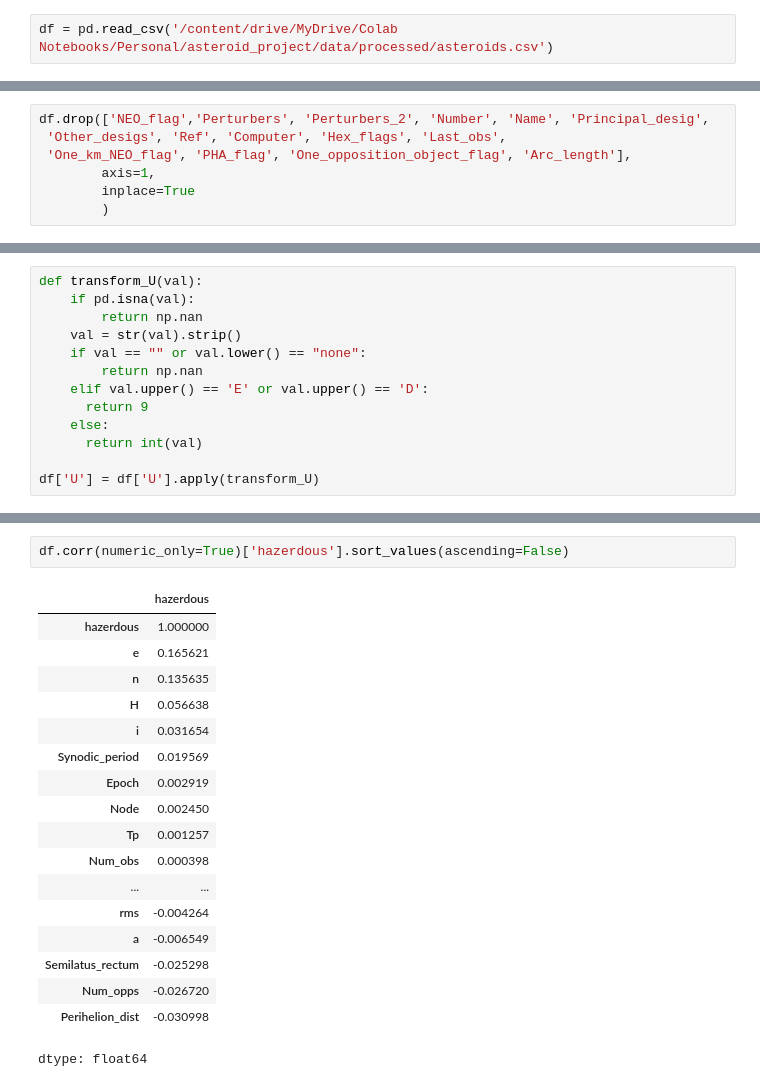
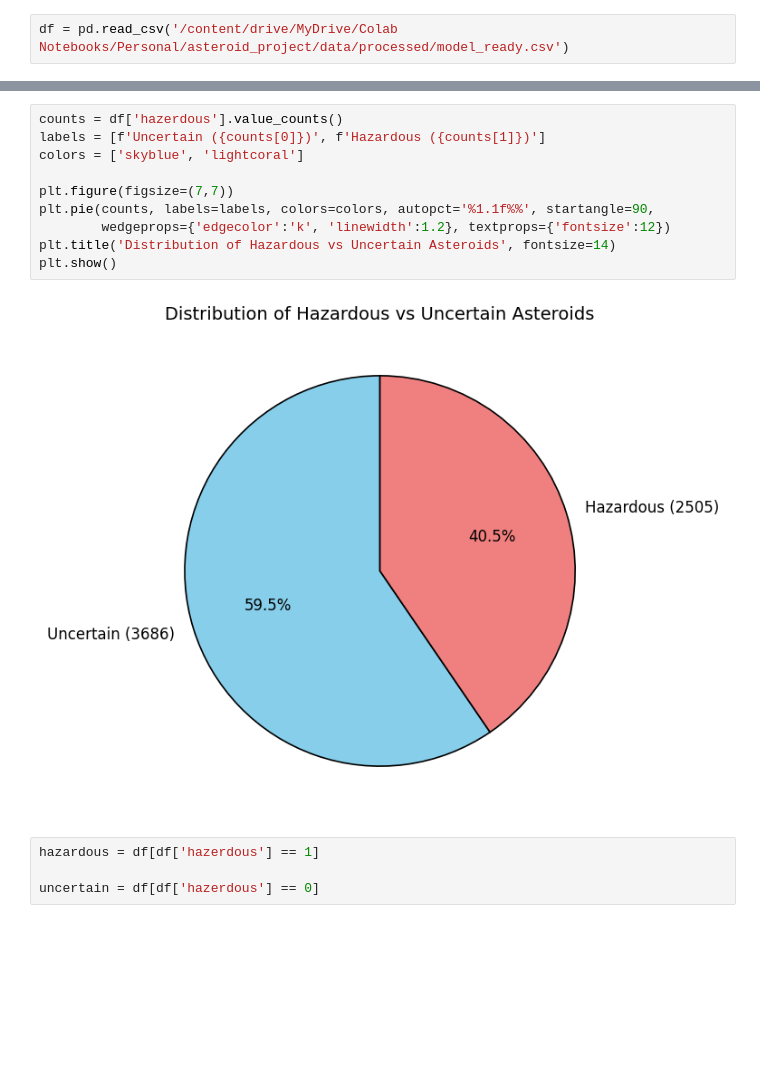
Before and after one commit to FerasAfi/hazardous-asteroids-prediction-ml, a Jupyter notebook: notebooks/modeling.ipynb, the cells around one changed output, grey strips where cells are left out. Cells and saved outputs as stored; diff of their text form; blank space fills up the shorter version.

```diff
--- a/notebooks/modeling.ipynb
+++ b/notebooks/modeling.ipynb
@@ -10,2 +6,2 @@ pd.set_option('display.max_columns', 200)
 # %%
-df = pd.read_csv('/content/drive/MyDrive/Colab Notebooks/Personal/asteroid_project/data/processed/asteroids.csv')
+df = pd.read_csv('/content/drive/MyDrive/Colab Notebooks/Personal/asteroid_project/data/processed/model_ready.csv')
@@ -211,7 +39,0 @@ np.int64(0)
-# %%
-df.drop(['NEO_flag','Perturbers', 'Perturbers_2', 'Number', 'Name', 'Principal_desig',
- 'Other_desigs', 'Ref', 'Computer', 'Hex_flags', 'Last_obs',
- 'One_km_NEO_flag', 'PHA_flag', 'One_opposition_object_flag', 'Arc_length'],
-        axis=1,
-        inplace=True
-        )
@@ -302,13 +39,0 @@ print(df['U'].sort_values().unique())
-# %%
-def transform_U(val):
-    if pd.isna(val):
-        return np.nan
-    val = str(val).strip()
-    if val == "" or val.lower() == "none":
-        return np.nan
-    elif val.upper() == 'E' or val.upper() == 'D':
-      return 9
-    else:
-      return int(val)
-
-df['U'] = df['U'].apply(transform_U)
@@ -326,21 +40,16 @@ plt.show()
-# %%
-df.corr(numeric_only=True)['hazerdous'].sort_values(ascending=False)
-# %% [output]
-|  | hazerdous |
-| hazerdous | 1.000000 |
-| e | 0.165621 |
-| n | 0.135635 |
-| H | 0.056638 |
-| i | 0.031654 |
-| Synodic_period | 0.019569 |
-| Epoch | 0.002919 |
-| Node | 0.002450 |
-| Tp | 0.001257 |
-| Num_obs | 0.000398 |
-| ... | ... |
-| rms | -0.004264 |
-| a | -0.006549 |
-| Semilatus_rectum | -0.025298 |
-| Num_opps | -0.026720 |
-| Perihelion_dist | -0.030998 |
-dtype: float64
+# %%
+counts = df['hazerdous'].value_counts()
+labels = [f'Uncertain ({counts[0]})', f'Hazardous ({counts[1]})']
+colors = ['skyblue', 'lightcoral']
+
+plt.figure(figsize=(7,7))
+plt.pie(counts, labels=labels, colors=colors, autopct='%1.1f%%', startangle=90,
+        wedgeprops={'edgecolor':'k', 'linewidth':1.2}, textprops={'fontsize':12})
+plt.title('Distribution of Hazardous vs Uncertain Asteroids', fontsize=14)
+plt.show()
+# %% [output]
+[figure, added]
+# %%
+hazardous = df[df['hazerdous'] == 1]
+
+uncertain = df[df['hazerdous'] == 0]
```
Also changed, not shown: parts of 33 cells of this notebook, 5 other files.
